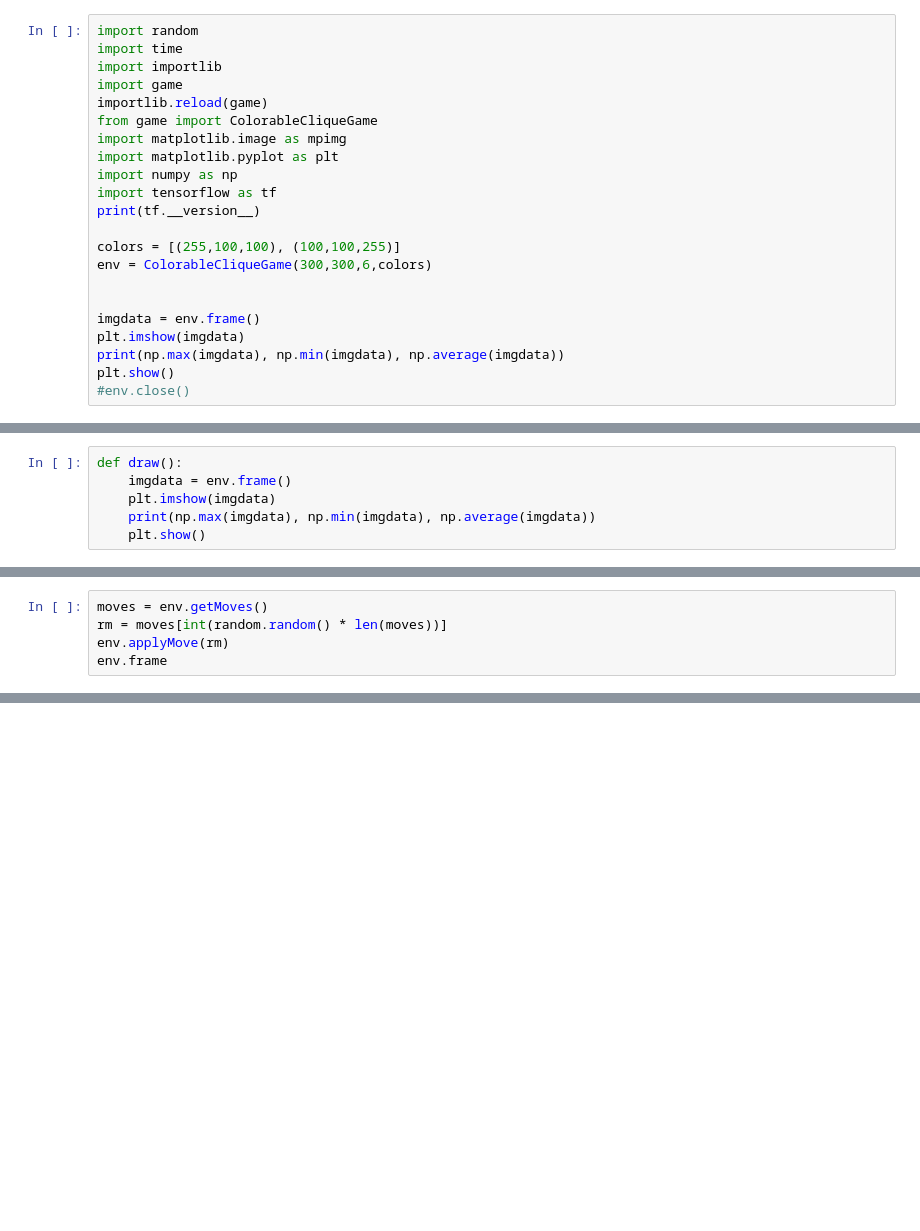
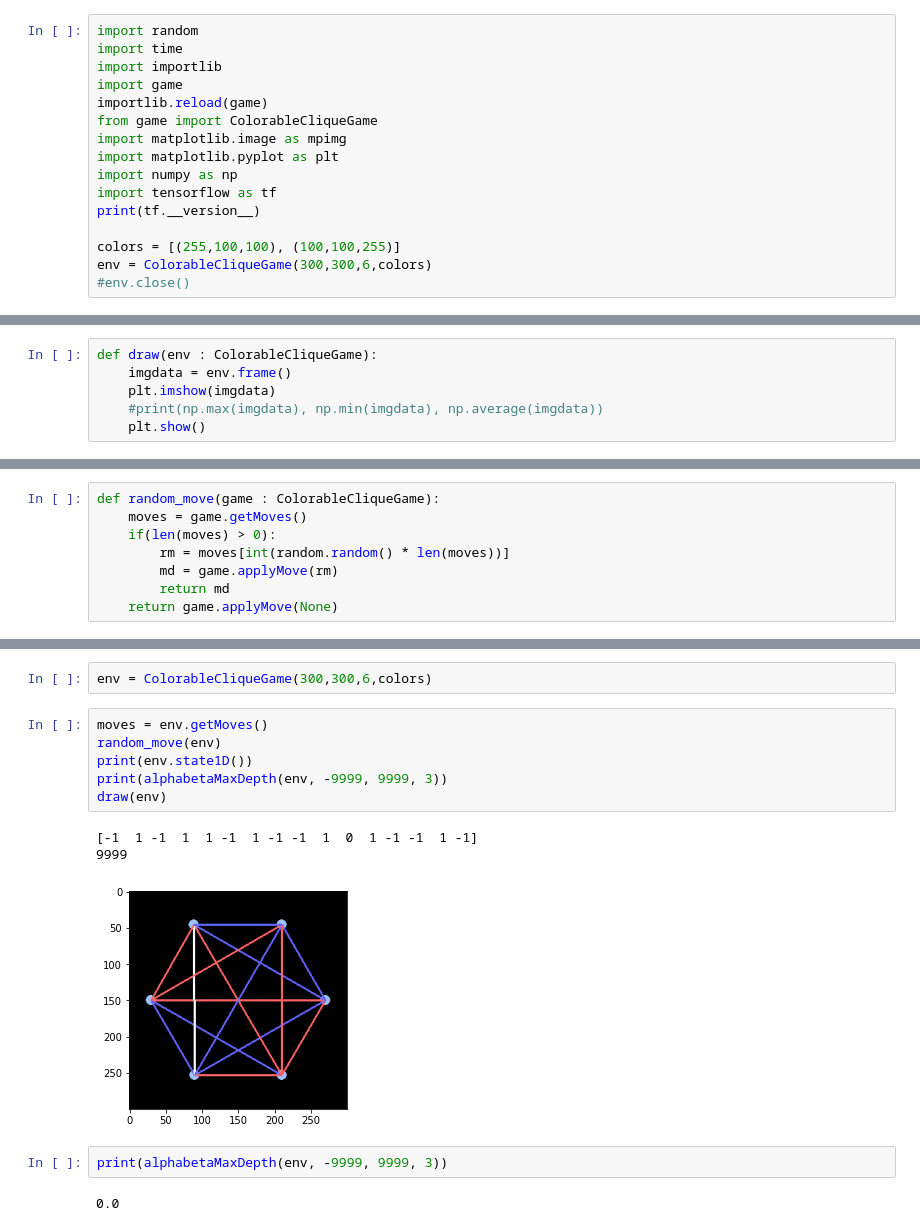
Before and after one commit to mike-tr/SimML, a Jupyter notebook: test.ipynb, the cells around one changed output, grey strips where cells are left out. Saved outputs shown, nothing was run; the diff lists cells and outputs as text; blank space fills up the shorter version.

```diff
--- a/test.ipynb
+++ b/test.ipynb
@@ -13,12 +13,6 @@ print(tf.__version__)
 
 colors = [(255,100,100), (100,100,255)]
 env = ColorableCliqueGame(300,300,6,colors)
-
-
-imgdata = env.frame()
-plt.imshow(imgdata)
-print(np.max(imgdata), np.min(imgdata), np.average(imgdata))
-plt.show()
 #env.close()
 # %% [output]
 2.8.0
@@ -27,6 +19,6 @@ plt.show()
 # %%
-def draw():
+def draw(env : ColorableCliqueGame):
     imgdata = env.frame()
     plt.imshow(imgdata)
-    print(np.max(imgdata), np.min(imgdata), np.average(imgdata))
+    #print(np.max(imgdata), np.min(imgdata), np.average(imgdata))
     plt.show()
@@ -33,5 +115,8 @@ def draw():
 # %%
-moves = env.getMoves()
-rm = moves[int(random.random() * len(moves))]
-env.applyMove(rm)
-env.frame
+def random_move(game : ColorableCliqueGame):
+    moves = game.getMoves()
+    if(len(moves) > 0):
+        rm = moves[int(random.random() * len(moves))]
+        md = game.applyMove(rm)
+        return md
+    return game.applyMove(None)
@@ -39,0 +137,16 @@ env.frame
+# %%
+env = ColorableCliqueGame(300,300,6,colors)
+# %%
+moves = env.getMoves()
+random_move(env)
+print(env.state1D())
+print(alphabetaMaxDepth(env, -9999, 9999, 3))
+draw(env)
+# %% [output]
+[-1  1 -1  1  1 -1  1 -1 -1  1  0  1 -1 -1  1 -1]
+9999
+[figure, added]
+# %%
+print(alphabetaMaxDepth(env, -9999, 9999, 3))
+# %% [output]
+0.0
```
Also changed, not shown: parts of 17 cells of this notebook, 4 other files.
